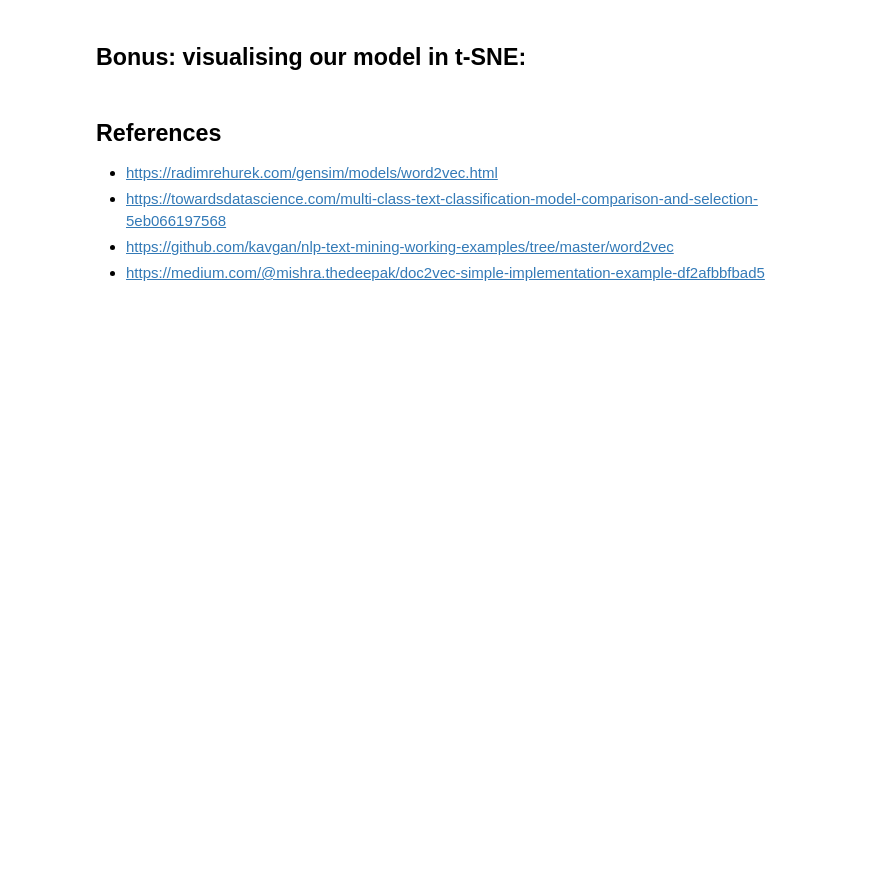
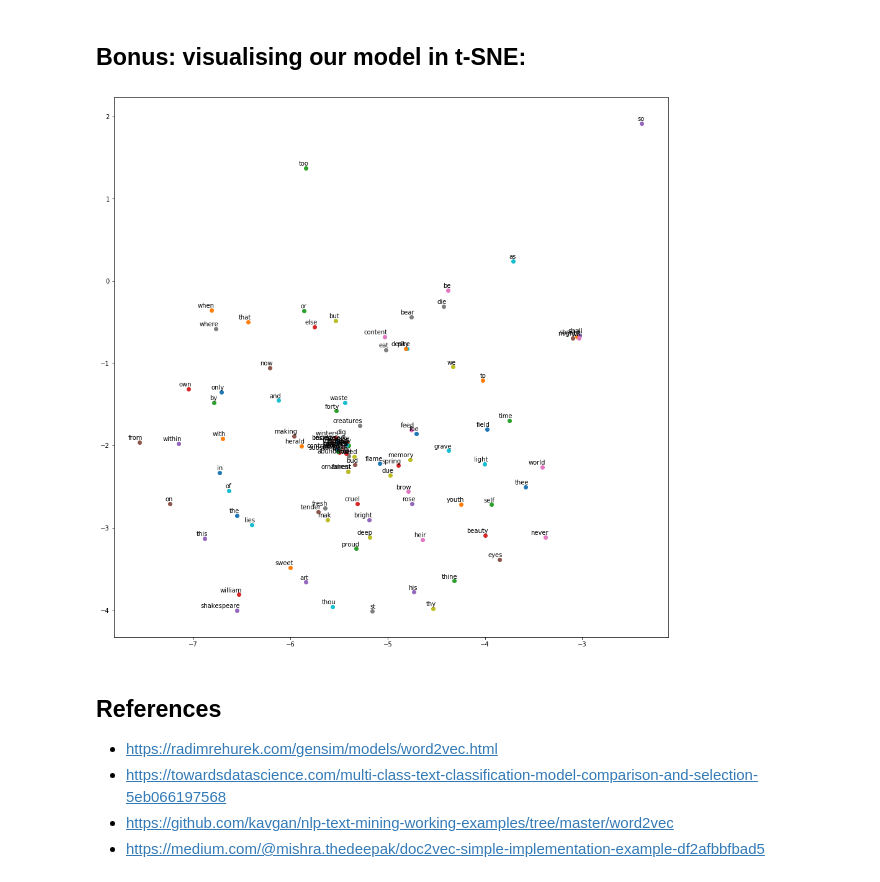
Before and after one commit to IC088/CDS2019, a Jupyter notebook: checkoff/week9/Lab10a.ipynb, the cells around one changed output. Cells and saved outputs as stored; diff of their text form; code cells hidden in the pictures; blank space fills up the shorter version.

```diff
--- a/checkoff/week9/Lab10a.ipynb
+++ b/checkoff/week9/Lab10a.ipynb
@@ -155,33 +227,39 @@ def tsne_plot(model):
     tokens = []
 
     count = 0
     for word in model.wv.vocab:
         # to speed up the process, let's limit to the first 100 elements
         if count < 100:
+            tokens.append(model[word])
+            labels.append(word)
             # TODO get the labels
             count = count+1
 
     # set the t-sne values
     # TODO fit the t-sne model
+    tsne_model = TSNE(perplexity=40, n_components=2,init='pca', n_iter = 2500, random_state=100)
+    new_values = tsne_model.fit_transform(tokens)
 
     x = []
     y = []
     for value in new_values:
         x.append(value[0])
         y.append(value[1])
 
     plt.figure(figsize=(16, 16))
     for i in range(len(x)):
         plt.scatter(x[i],y[i])
         plt.annotate(labels[i],
                      xy=(x[i], y[i]),
                      xytext=(5, 2),
                      textcoords='offset points',
                      ha='right',
                      va='bottom')
     plt.show()
 
 tsne_plot(model)
+# %% [output]
+[figure, added]
 # %% [markdown]
 ## References
 
```
Also changed, not shown: parts of 10 cells of this notebook, 2 other files.
